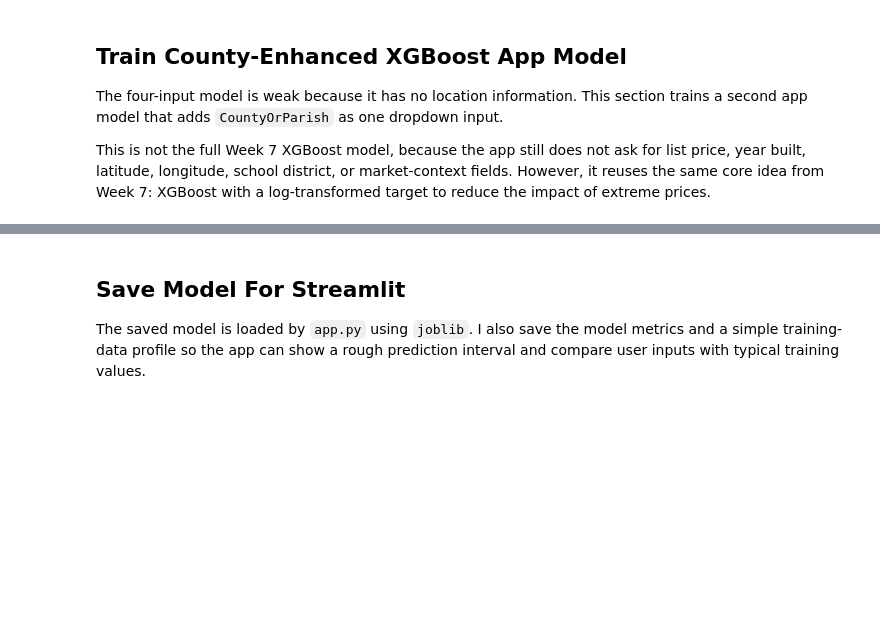
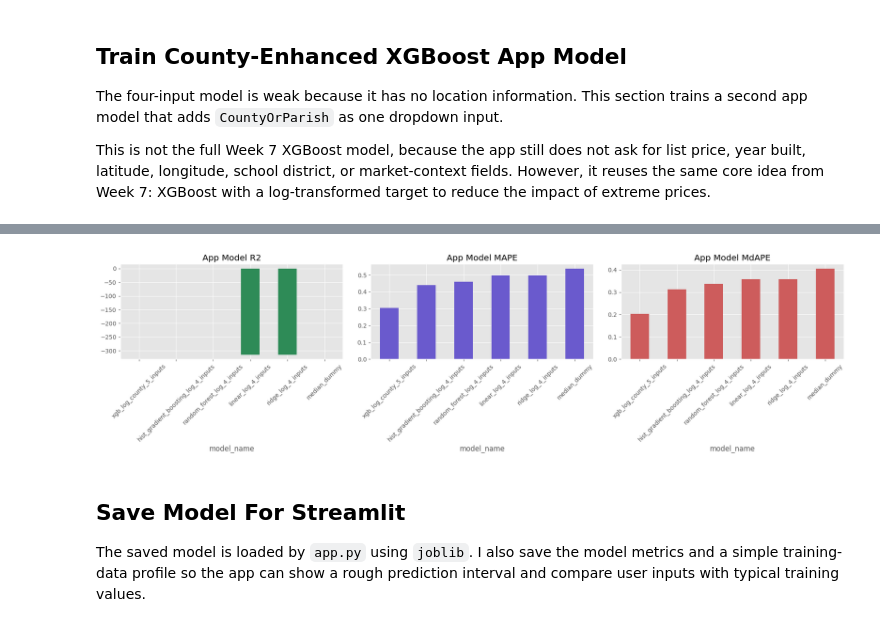
Before and after one commit to rsm-mem032/IDX-Data-Scientist-Intern-Summer2026, a Jupyter notebook: notebooks/07_streamlit_app_model.ipynb, the cells around one changed output, grey strips where cells are left out. Saved outputs shown, nothing was run; the diff lists cells and outputs as text; code cells hidden in the pictures; blank space fills up the shorter version.

```diff
--- a/notebooks/07_streamlit_app_model.ipynb
+++ b/notebooks/07_streamlit_app_model.ipynb
@@ -302,7 +352,9 @@ The four-input model is weak because it has no location information. This sectio
 This is not the full Week 7 XGBoost model, because the app still does not ask for list price, year built, latitude, longitude, school district, or market-context fields. However, it reuses the same core idea from Week 7: XGBoost with a log-transformed target to reduce the impact of extreme prices.
 # %%
 def make_mixed_preprocessor(feature_cols, fit_df):
-    numeric_features = fit_df[feature_cols].select_dtypes(include=["number"]).columns.tolist()
+    numeric_features = (
+        fit_df[feature_cols].select_dtypes(include=["number"]).columns.tolist()
+    )
     categorical_features = [col for col in feature_cols if col not in numeric_features]
 
     numeric_transformer = Pipeline(
@@ -352,6 +404,7 @@ def make_xgb_county_pipeline(feature_cols, fit_df):
         inverse_func=np.expm1,
     )
 
+
 X_train_advanced = train_df[advanced_features].copy()
 X_test_advanced = test_df[advanced_features].copy()
 
@@ -374,25 +430,38 @@ display(advanced_results_df)
 # %%
-comparison_for_app_df = pd.concat(
-    [
-        results_df.assign(app_version="Simple four-input app"),
-        advanced_results_df.assign(app_version="Advanced county app"),
-    ],
-    ignore_index=True,
-).sort_values(["MdAPE", "MAPE"]).reset_index(drop=True)
+comparison_for_app_df = (
+    pd.concat(
+        [
+            results_df.assign(app_version="Simple four-input app"),
+            advanced_results_df.assign(app_version="Advanced county app"),
+        ],
+        ignore_index=True,
+    )
+    .sort_values(["MdAPE", "MAPE"])
+    .reset_index(drop=True)
+)
 
-display(comparison_for_app_df[
-    ["app_version", "model_name", "R2", "MAPE", "MdAPE", "MAE", "RMSE"]
-])
+display(
+    comparison_for_app_df[
+        ["app_version", "model_name", "R2", "MAPE", "MdAPE", "MAE", "RMSE"]
+    ]
+)
 
 fig, axes = plt.subplots(1, 3, figsize=(18, 5))
 plot_df = comparison_for_app_df.head(6)
-plot_df.plot(x="model_name", y="R2", kind="bar", ax=axes[0], legend=False, color="seagreen")
+plot_df.plot(
+    x="model_name", y="R2", kind="bar", ax=axes[0], legend=False, color="seagreen"
+)
 axes[0].set_title("App Model R2")
-plot_df.plot(x="model_name", y="MAPE", kind="bar", ax=axes[1], legend=False, color="slateblue")
+plot_df.plot(
+    x="model_name", y="MAPE", kind="bar", ax=axes[1], legend=False, color="slateblue"
+)
 axes[1].set_title("App Model MAPE")
-plot_df.plot(x="model_name", y="MdAPE", kind="bar", ax=axes[2], legend=False, color="indianred")
+plot_df.plot(
+    x="model_name", y="MdAPE", kind="bar", ax=axes[2], legend=False, color="indianred"
+)
 axes[2].set_title("App Model MdAPE")
 for ax in axes:
     ax.tick_params(axis="x", rotation=45)
 plt.tight_layout()
 plt.show()
+# %% [output]
@@ -399,3 +475,4 @@ plt.show()
+[figure, added]
 # %% [markdown]
 ## Save Model For Streamlit
 
```
Also changed, not shown: parts of 10 cells of this notebook, 2 other files.
